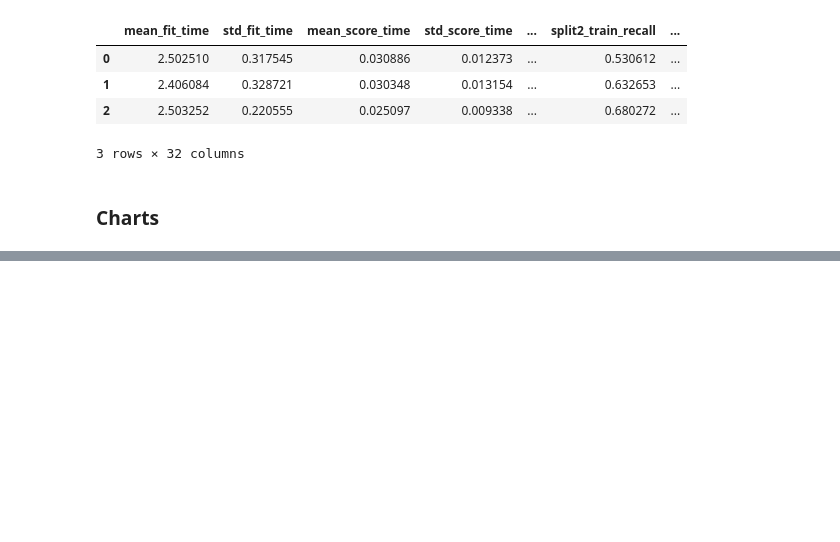
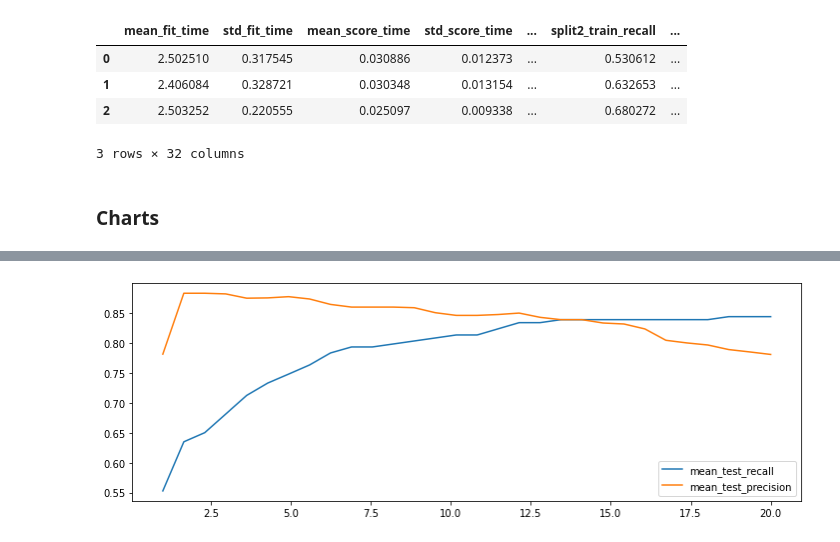
Before and after one commit to MiConnell/Learning-Notebooks, a Jupyter notebook: sklearn.ipynb, the cells around one changed output, grey strips where cells are left out. Saved outputs shown, nothing was run; the diff lists cells and outputs as text; code cells hidden in the pictures; blank space fills up the shorter version.

Commit message:
score setting

```diff
--- a/sklearn.ipynb
+++ b/sklearn.ipynb
@@ -285,0 +293,25 @@ pd.DataFrame(grid.cv_results_)
+# %%
+grid = GridSearchCV(
+    estimator=LogisticRegression(max_iter=1000),
+    param_grid={
+        'class_weight':
+        [{0: 1, 1: v} for v in np.linspace(1, 20, 30)]
+    },
+    scoring={'precision': make_scorer(precision_score), 'recall': make_scorer(recall_score)},
+    refit='precision', # score to optimize over
+    return_train_score=True,
+    cv=10,
+    n_jobs=-1
+)
+grid.fit(X, y);
+# %%
+plt.figure(figsize=(12, 4))
+df = pd.DataFrame(grid.cv_results_)
+for score in ['mean_test_recall', 'mean_test_precision']:
+    plt.plot([_[1] for _ in df['param_class_weight']],
+    df[score],
+    label=score
+    )
+plt.legend();
+# %% [output]
+[figure, added]
```
Also changed, not shown: parts of 14 cells of this notebook.
